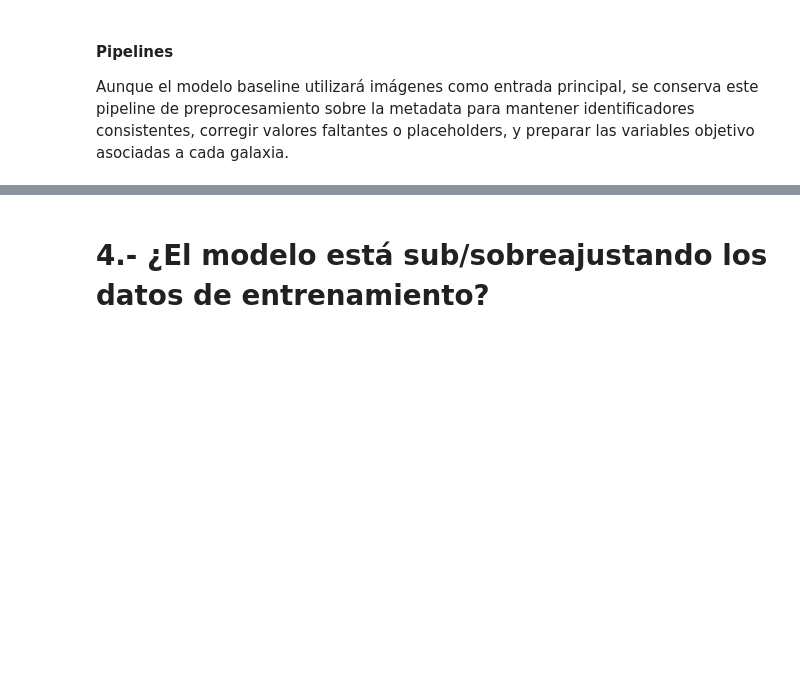
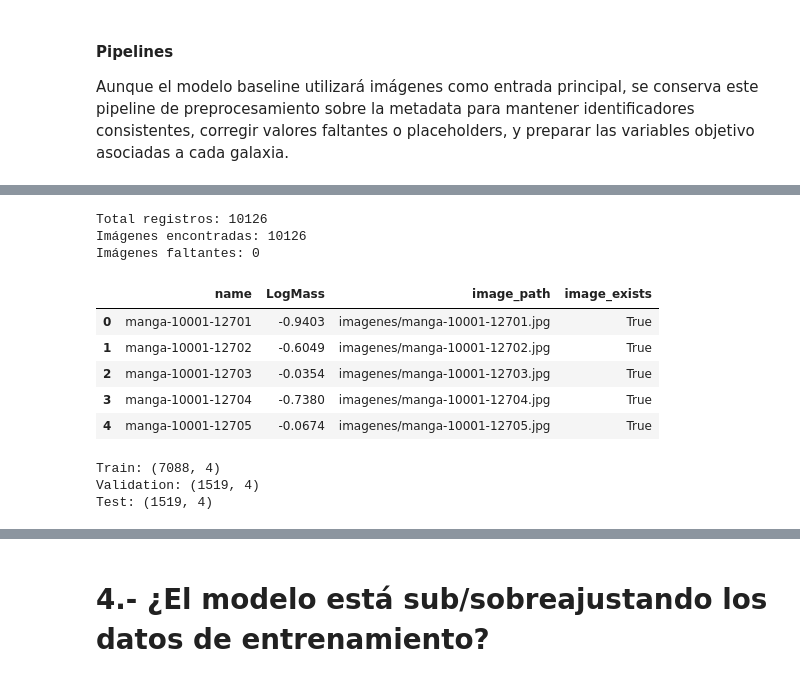
Before and after one commit to GusMorales14/Avance3.-61, a Jupyter notebook: Avance3.61.ipynb, the cells around one changed output, grey strips where cells are left out. Saved outputs shown, nothing was run; the diff lists cells and outputs as text; code cells hidden in the pictures; blank space fills up the shorter version.

```diff
--- a/Avance3.61.ipynb
+++ b/Avance3.61.ipynb
@@ -244,0 +249,10 @@ Shape transformado: (10126, 17)
+# %%
+target_col = "LogMass"
+
+df_logmass = df_transformed[["name", target_col]].copy()
+
+# Eliminar registros sin target
+df_logmass = df_logmass.dropna(subset=[target_col])
+
+print("Shape dataset LogMass:", df_logmass.shape)
+df_logmass.head()
@@ -244,0 +267,47 @@ Shape transformado: (10126, 17)
+# %%
+image_dir = Path("imagenes")  # ajustar según carpeta real
+
+df_logmass["image_path"] = df_logmass["name"].apply(
+    lambda x: image_dir / f"{x}.jpg"
+)
+
+df_logmass["image_exists"] = df_logmass["image_path"].apply(lambda p: p.exists())
+
+print("Total registros:", len(df_logmass))
+print("Imágenes encontradas:", df_logmass["image_exists"].sum())
+print("Imágenes faltantes:", (~df_logmass["image_exists"]).sum())
+
+df_logmass = df_logmass[df_logmass["image_exists"]].copy()
+df_logmass.head()
+# %% [output]
+Total registros: 10126
+Imágenes encontradas: 10126
+Imágenes faltantes: 0
+|  | name | LogMass | image_path | image_exists |
+| 0 | manga-10001-12701 | -0.9403 | imagenes/manga-10001-12701.jpg | True |
+| 1 | manga-10001-12702 | -0.6049 | imagenes/manga-10001-12702.jpg | True |
+| 2 | manga-10001-12703 | -0.0354 | imagenes/manga-10001-12703.jpg | True |
+| 3 | manga-10001-12704 | -0.7380 | imagenes/manga-10001-12704.jpg | True |
+| 4 | manga-10001-12705 | -0.0674 | imagenes/manga-10001-12705.jpg | True |
+# %%
+# 3. TRAIN / VALIDATION / TEST SPLIT
+
+train_df, temp_df = train_test_split(
+    df_logmass,
+    test_size=0.30,
+    random_state=42
+)
+
+val_df, test_df = train_test_split(
+    temp_df,
+    test_size=0.50,
+    random_state=42
+)
+
+print("Train:", train_df.shape)
+print("Validation:", val_df.shape)
+print("Test:", test_df.shape)
+# %% [output]
+Train: (7088, 4)
+Validation: (1519, 4)
+Test: (1519, 4)
```
Also changed, not shown: parts of 9 cells of this notebook.
